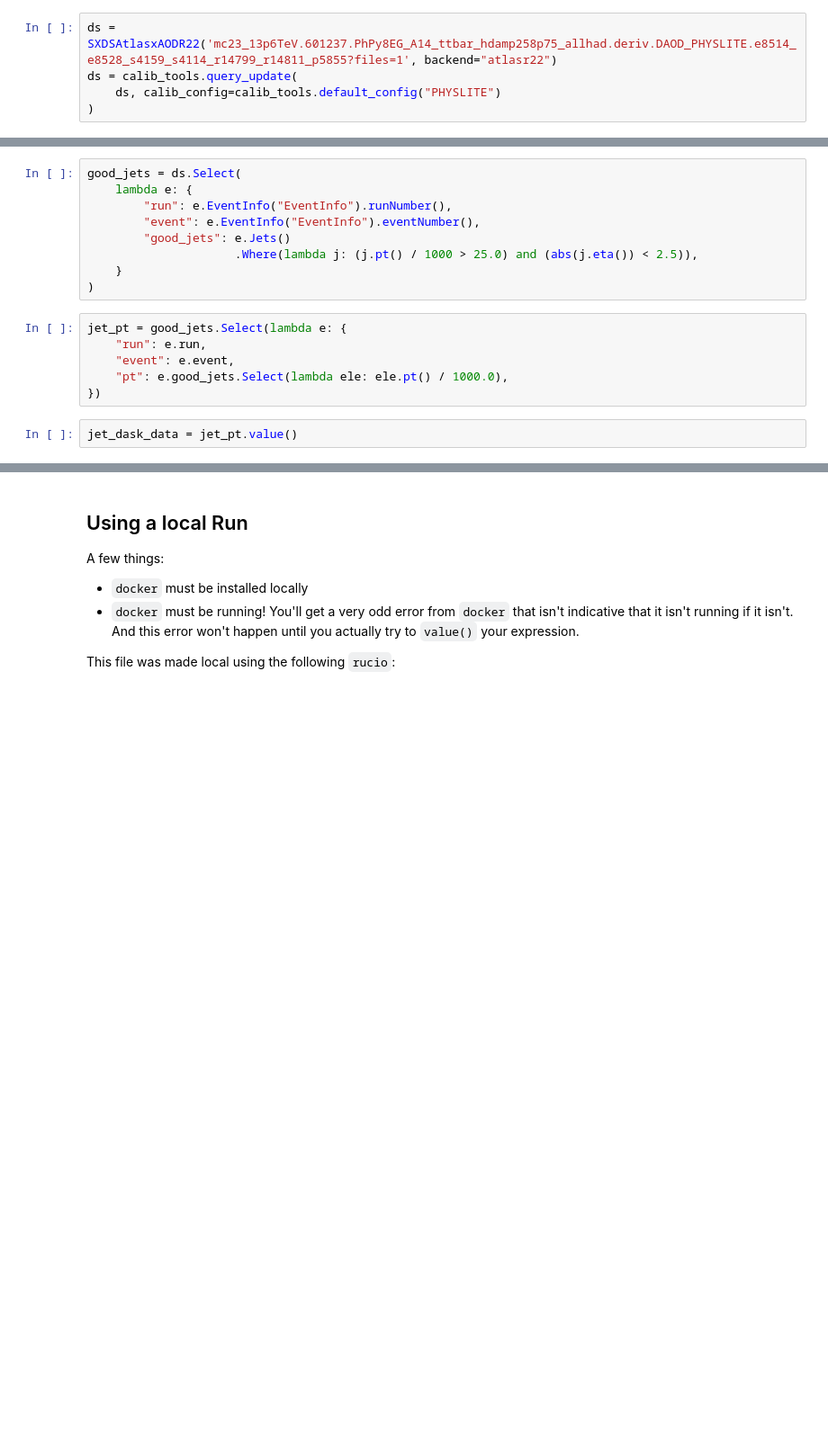
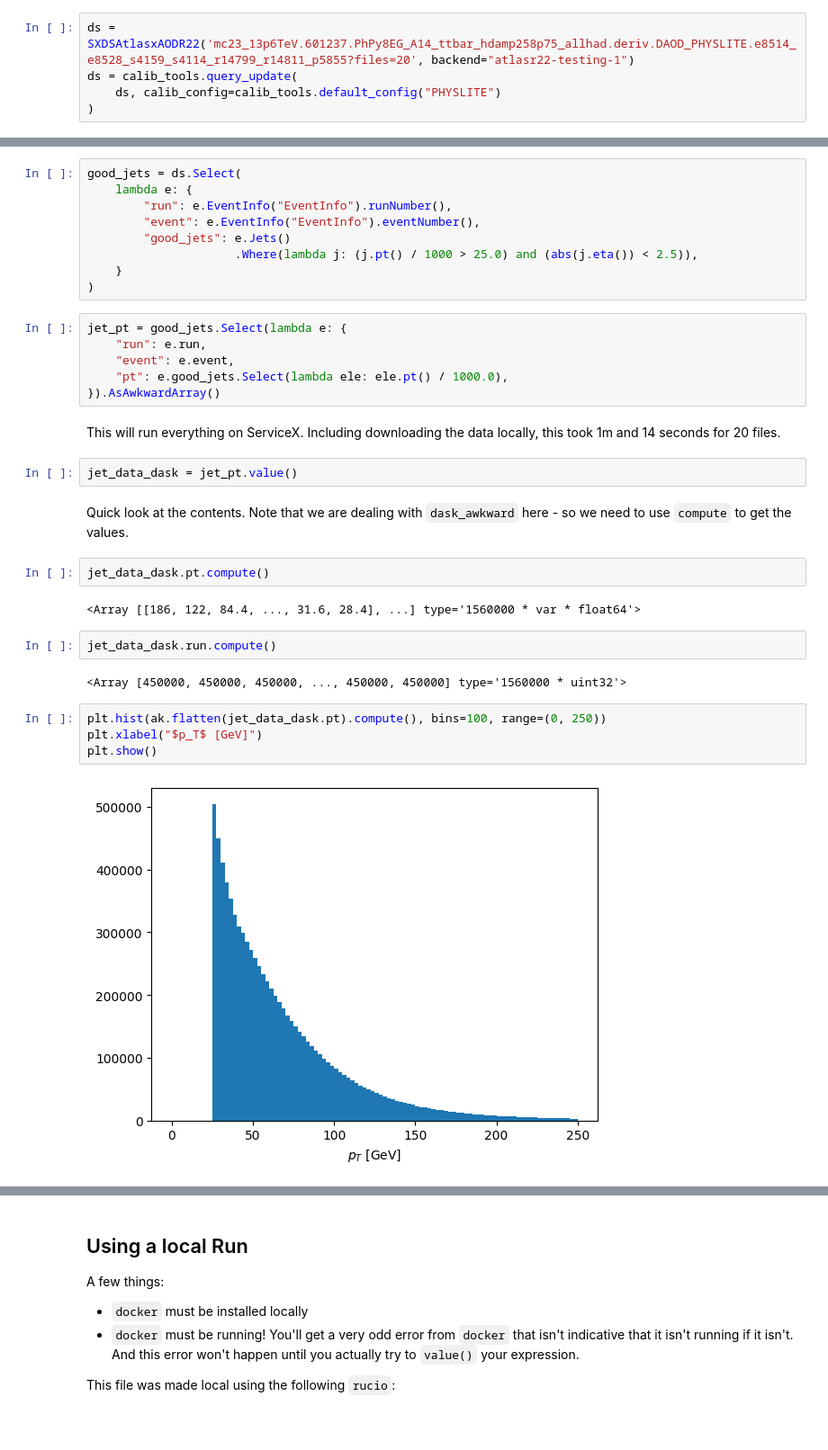
Before and after one commit to gordonwatts/func-adl-servicex-demos, a Jupyter notebook: xAOD/04-jets-physlite.ipynb, the cells around one changed output, grey strips where cells are left out. Shown: that part at 90% size. Saved outputs shown, nothing was run; the diff lists cells and outputs as text; blank space fills up the shorter version.

```diff
--- a/xAOD/04-jets-physlite.ipynb
+++ b/xAOD/04-jets-physlite.ipynb
@@ -10,5 +23,5 @@ from func_adl_servicex_xaodr22 import calib_tools, SXDSAtlasxAODR22
 # %%
-ds = SXDSAtlasxAODR22('mc23_13p6TeV.601237.PhPy8EG_A14_ttbar_hdamp258p75_allhad.deriv.DAOD_PHYSLITE.e8514_e8528_s4159_s4114_r14799_r14811_p5855?files=1', backend="atlasr22")
+ds = SXDSAtlasxAODR22('mc23_13p6TeV.601237.PhPy8EG_A14_ttbar_hdamp258p75_allhad.deriv.DAOD_PHYSLITE.e8514_e8528_s4159_s4114_r14799_r14811_p5855?files=20', backend="atlasr22-testing-1")
 ds = calib_tools.query_update(
     ds, calib_config=calib_tools.default_config("PHYSLITE")
 )
@@ -26,6 +41,24 @@ jet_pt = good_jets.Select(lambda e: {
     "run": e.run,
     "event": e.event,
     "pt": e.good_jets.Select(lambda ele: ele.pt() / 1000.0),
-})
+}).AsAwkwardArray()
+# %% [markdown]
+This will run everything on ServiceX. Including downloading the data locally, this took 1m and 14 seconds for 20 files.
 # %%
-jet_dask_data = jet_pt.value()
+jet_data_dask = jet_pt.value()
+# %% [markdown]
+Quick look at the contents. Note that we are dealing with `dask_awkward` here - so we need to use `compute` to get the values.
+# %%
+jet_data_dask.pt.compute()
+# %% [output]
+<Array [[186, 122, 84.4, ..., 31.6, 28.4], ...] type='1560000 * var * float64'>
+# %%
+jet_data_dask.run.compute()
+# %% [output]
+<Array [450000, 450000, 450000, ..., 450000, 450000] type='1560000 * uint32'>
+# %%
+plt.hist(ak.flatten(jet_data_dask.pt).compute(), bins=100, range=(0, 250))
+plt.xlabel("$p_T$ [GeV]")
+plt.show()
+# %% [output]
+[figure, added]
```
Also changed, not shown: parts of 7 cells of this notebook.
